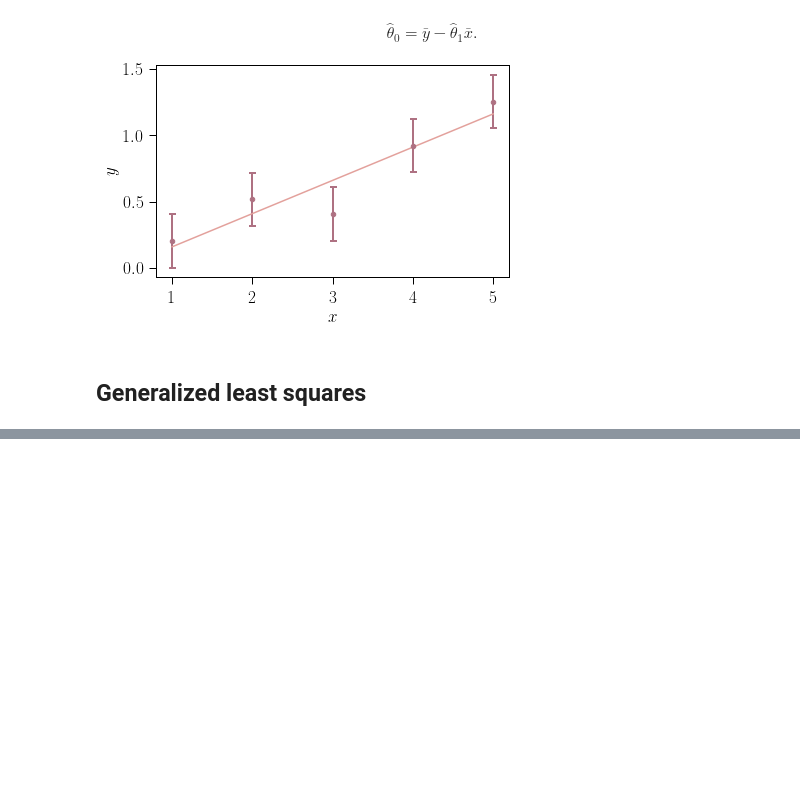
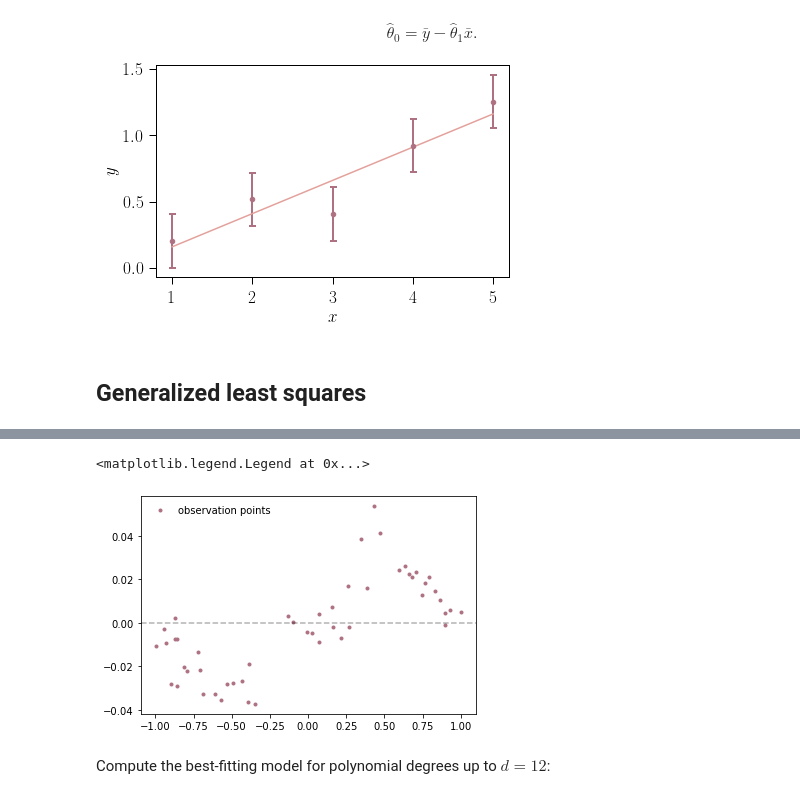
Before and after one commit to krtktwri/stat_methods_AIfA_2023, a Jupyter notebook: lecture_05/L05_least-squares.ipynb, the cells around one changed output, grey strips where cells are left out. Cells and saved outputs as stored; diff of their text form; code cells hidden in the pictures; blank space fills up the shorter version.

```diff
--- a/lecture_05/L05_least-squares.ipynb
+++ b/lecture_05/L05_least-squares.ipynb
@@ -39,0 +65,12 @@ It is important to note that linear least squares regression assumes a model lin
+# %%
+x, y = np.loadtxt('data/basisSets.txt').T
+
+x = x[:50]
+y = y[:50]
+
+plt.plot(x,y,'.', c='#AE7182', label='observation points')
+plt.axhline(0, c='k', linestyle='--', alpha=0.3)
+plt.legend(framealpha=0.0,frameon=False)
+# %% [output]
+<matplotlib.legend.Legend at 0x...>
+[figure, added]
@@ -39,0 +97,2 @@ It is important to note that linear least squares regression assumes a model lin
+# %% [markdown]
+Compute the best-fitting model for polynomial degrees up to $d=12$:
```
Also changed, not shown: parts of 15 cells of this notebook.
